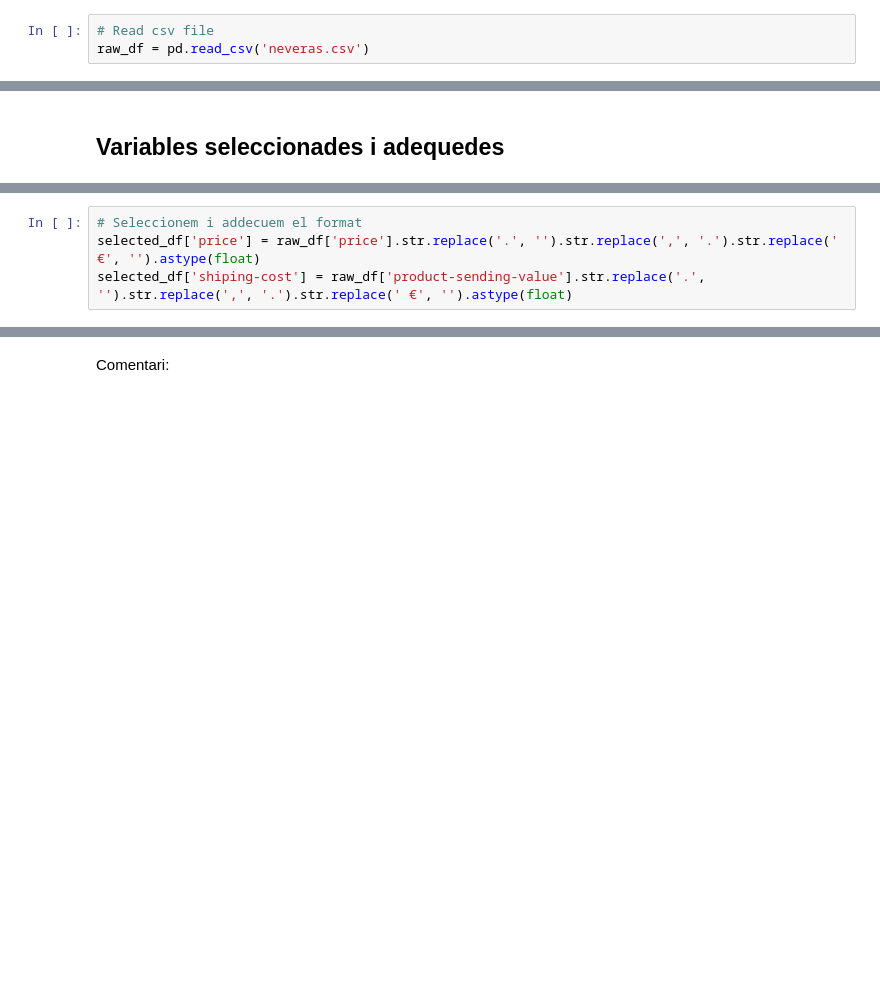
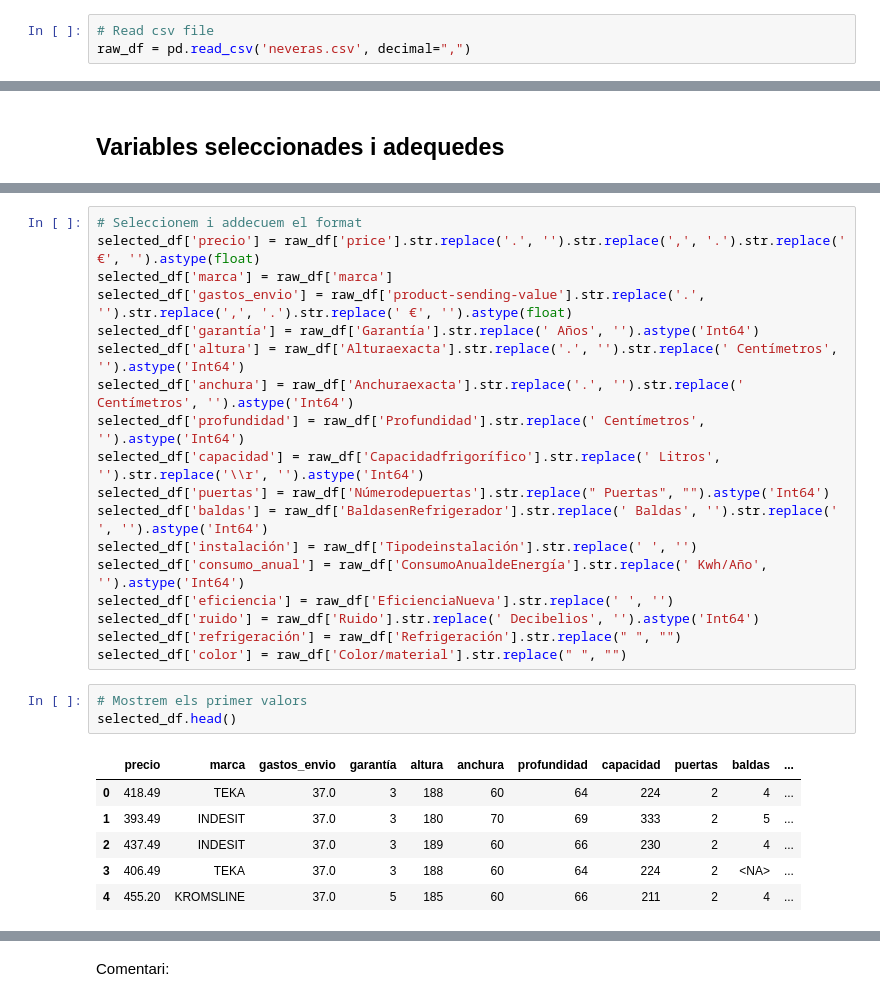
Before and after one commit to afinolUOC/Pra2-cleaning_and_analysis, a Jupyter notebook: Neteja Neveras.ipynb, the cells around one changed output, grey strips where cells are left out. Drawn from its saved outputs; the diff is of its cells as text; blank space fills up the shorter version.

```diff
--- a/Neteja Neveras.ipynb
+++ b/Neteja Neveras.ipynb
@@ -12,7 +12,7 @@ pd.set_option('display.max_rows', None)
 Comentari origen del dataset i objectiu del mateix. Quina pregunta intenta respondre.
 # %%
 # Read csv file
-raw_df = pd.read_csv('neveras.csv')
+raw_df = pd.read_csv('neveras.csv', decimal=",")
 # %%
 #Rows and columns info
 print(f'El data frame conté {len(raw_df.index)} mostres.')
@@ -88,4 +141,28 @@ Les variables product-type i date contenen un mateix valor per a totes mostres,
 # %%
 # Seleccionem i addecuem el format
-selected_df['price'] = raw_df['price'].str.replace('.', '').str.replace(',', '.').str.replace(' €', '').astype(float)
-selected_df['shiping-cost'] = raw_df['product-sending-value'].str.replace('.', '').str.replace(',', '.').str.replace(' €', '').astype(float)
+selected_df['precio'] = raw_df['price'].str.replace('.', '').str.replace(',', '.').str.replace(' €', '').astype(float)
+selected_df['marca'] = raw_df['marca']
+selected_df['gastos_envio'] = raw_df['product-sending-value'].str.replace('.', '').str.replace(',', '.').str.replace(' €', '').astype(float)
+selected_df['garantía'] = raw_df['Garantía'].str.replace(' Años', '').astype('Int64')
+selected_df['altura'] = raw_df['Alturaexacta'].str.replace('.', '').str.replace(' Centímetros', '').astype('Int64')
+selected_df['anchura'] = raw_df['Anchuraexacta'].str.replace('.', '').str.replace(' Centímetros', '').astype('Int64')
+selected_df['profundidad'] = raw_df['Profundidad'].str.replace(' Centímetros', '').astype('Int64')
+selected_df['capacidad'] = raw_df['Capacidadfrigorífico'].str.replace(' Litros', '').str.replace('\\r', '').astype('Int64')
+selected_df['puertas'] = raw_df['Númerodepuertas'].str.replace(" Puertas", "").astype('Int64')
+selected_df['baldas'] = raw_df['BaldasenRefrigerador'].str.replace(' Baldas', '').str.replace(' ', '').astype('Int64')
+selected_df['instalación'] = raw_df['Tipodeinstalación'].str.replace(' ', '')
+selected_df['consumo_anual'] = raw_df['ConsumoAnualdeEnergía'].str.replace(' Kwh/Año', '').astype('Int64')
+selected_df['eficiencia'] = raw_df['EficienciaNueva'].str.replace(' ', '')
+selected_df['ruido'] = raw_df['Ruido'].str.replace(' Decibelios', '').astype('Int64')
+selected_df['refrigeración'] = raw_df['Refrigeración'].str.replace(" ", "")
+selected_df['color'] = raw_df['Color/material'].str.replace(" ", "")
+# %%
+# Mostrem els primer valors
+selected_df.head()
+# %% [output]
+|  | precio | marca | gastos_envio | garantía | altura | anchura | profundidad | capacidad | puertas | baldas | ... |
+| 0 | 418.49 | TEKA | 37.0 | 3 | 188 | 60 | 64 | 224 | 2 | 4 | ... |
+| 1 | 393.49 | INDESIT | 37.0 | 3 | 180 | 70 | 69 | 333 | 2 | 5 | ... |
+| 2 | 437.49 | INDESIT | 37.0 | 3 | 189 | 60 | 66 | 230 | 2 | 4 | ... |
+| 3 | 406.49 | TEKA | 37.0 | 3 | 188 | 60 | 64 | 224 | 2 | <NA> | ... |
+| 4 | 455.20 | KROMSLINE | 37.0 | 5 | 185 | 60 | 66 | 211 | 2 | 4 | ... |
```
Also changed, not shown: parts of 21 cells of this notebook.
